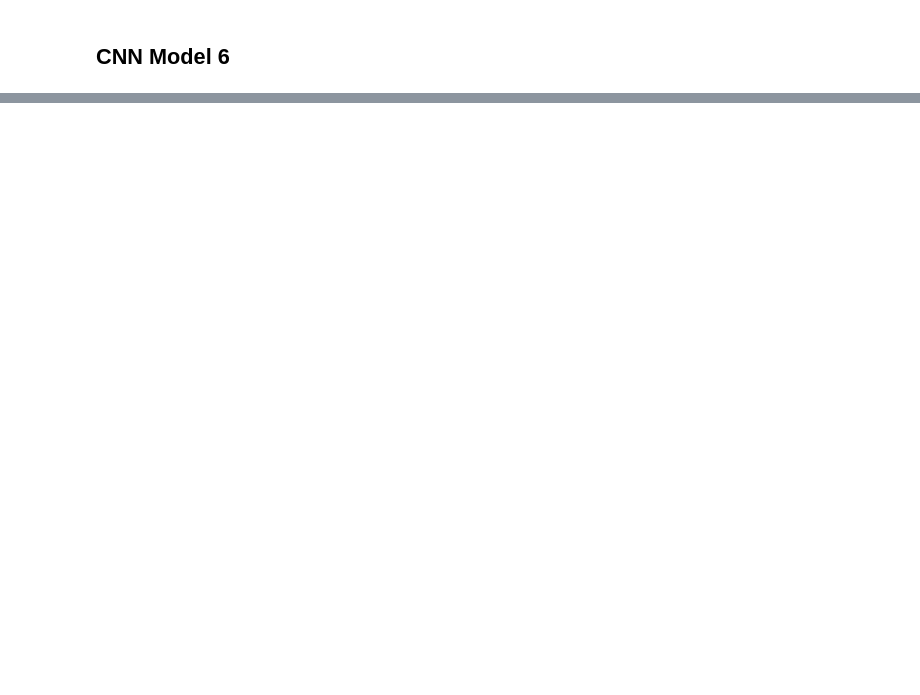
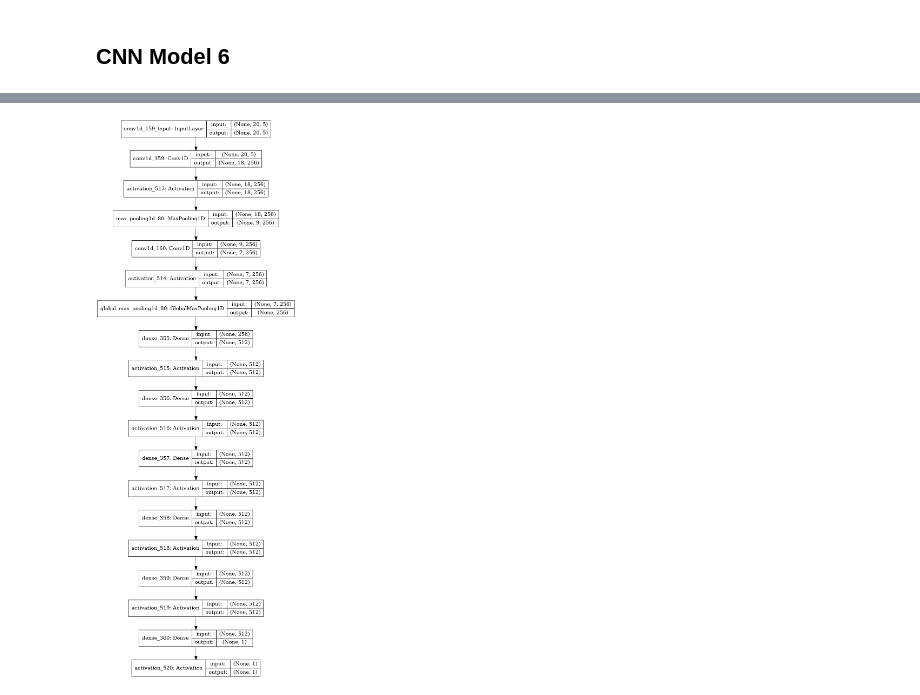
Before and after one commit to SamChatfield/final-year-project, a Jupyter notebook: discriminator_experiments.ipynb, the cells around one changed output, grey strips where cells are left out. Drawn from its saved outputs; the diff is of its cells as text; code cells hidden in the pictures; blank space fills up the shorter version.

```diff
--- a/discriminator_experiments.ipynb
+++ b/discriminator_experiments.ipynb
@@ -106,6 +223,6 @@ Final acc: 0.9275599718093872
 # %% [markdown]
 ## CNN Model 6
 # %%
-acc_hists_6, loss_hists_6 = test_model("CNNModel6")
+acc_hists_6, loss_hists_6, model_6 = test_model("CNNModel6")
 # %% [output]
 Run 1
@@ -127,0 +265,4 @@ Final acc: 0.9511200189590454
+# %%
+utils.plot_model(model_6, "images/cnn6_arch.png")
+# %% [output]
+[figure, added]
```
Also changed, not shown: parts of 18 cells of this notebook, 13 other files.
